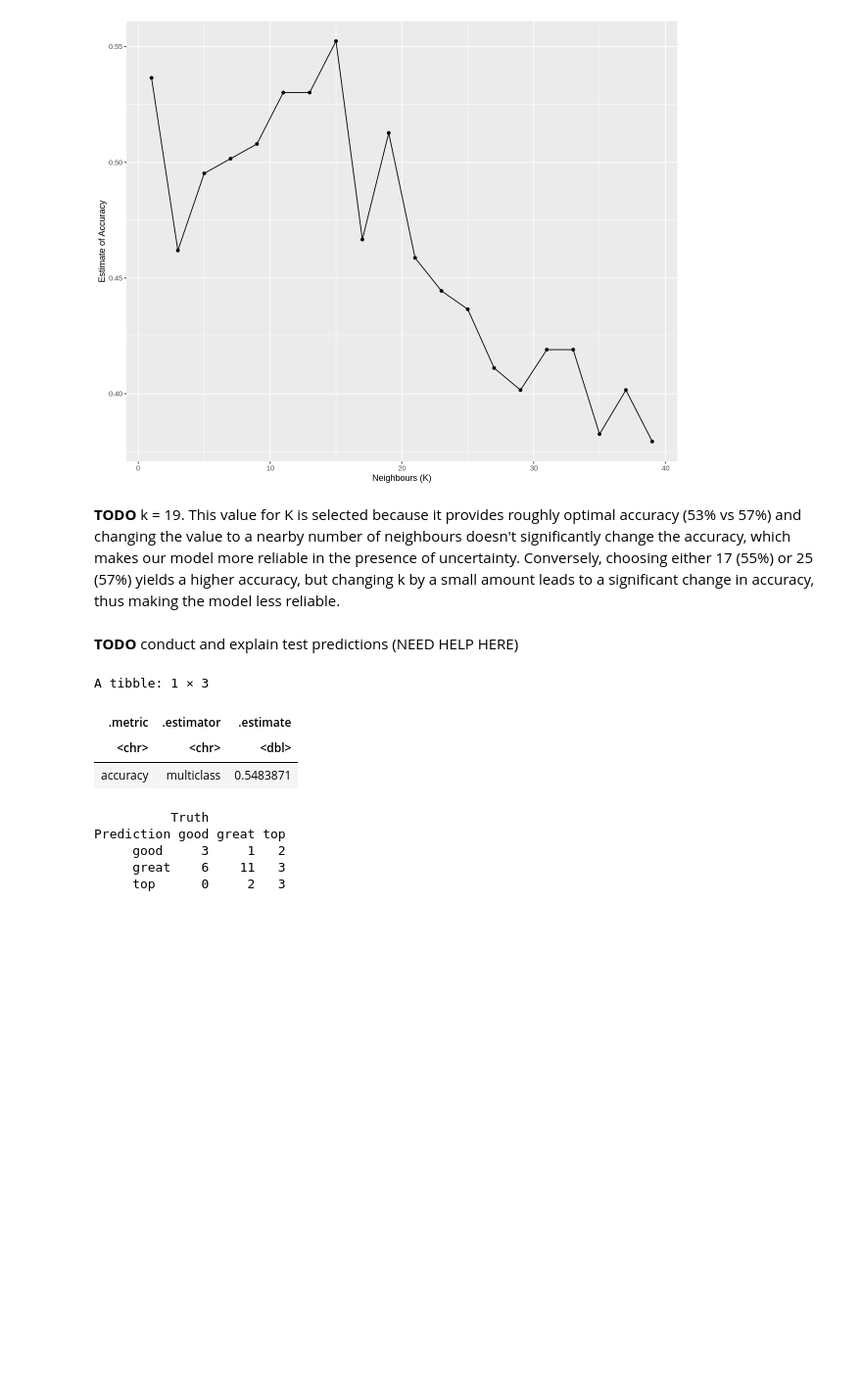
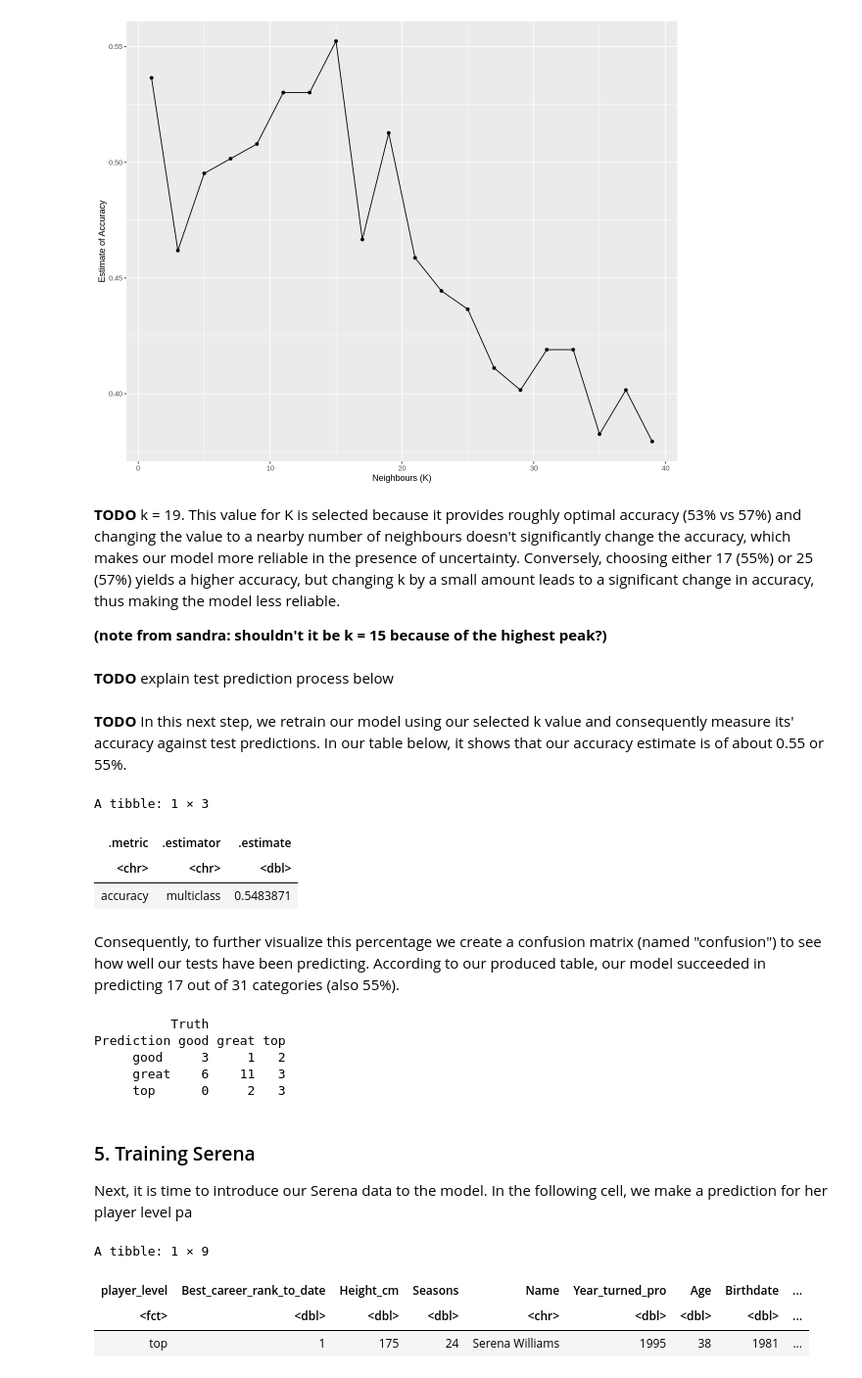
Before and after one commit to sandraradic/Tennis-Classification-Model, a Jupyter notebook: project_proposal.ipynb, the cells around one changed output. Shown: that part at 98% size. Saved outputs shown, nothing was run; the diff lists cells and outputs as text; code cells hidden in the pictures; blank space fills up the shorter version.

```diff
--- a/project_proposal.ipynb
+++ b/project_proposal.ipynb
@@ -342,8 +348,12 @@ cross_val_plot
 [figure]
 # %% [markdown]
 **TODO** k = 19. This value for K is selected because it provides roughly optimal accuracy (53% vs 57%) and changing the value to a nearby number of neighbours doesn't significantly change the accuracy, which makes our model more reliable in the presence of uncertainty. Conversely, choosing either 17 (55%) or 25 (57%) yields a higher accuracy, but changing k by a small amount leads to a significant change in accuracy, thus making the model less reliable.
+
+**(note from sandra: shouldn't it be k = 15 because of the highest peak?)**
 # %% [markdown]
-**TODO** conduct and explain test predictions (NEED HELP HERE)
+**TODO** explain test prediction process below
+# %% [markdown]
+**TODO** In this next step, we retrain our model using our selected k value and consequently measure its' accuracy against test predictions. In our table below, it shows  that our accuracy estimate is of about 0.55 or 55%.
 # %%
 set.seed(2021)
 
@@ -364,18 +374,39 @@ model_accuracy <- player_test_predictions %>%
     filter(.metric == "accuracy")
 
 model_accuracy
-
-confusion <- player_test_predictions %>%
-      conf_mat(truth = player_level, estimate = .pred_class)
-
-confusion
 # %% [output]
 A tibble: 1 × 3
 | .metric | .estimator | .estimate |
 | <chr> | <chr> | <dbl> |
 | accuracy | multiclass | 0.5483871 |
-          Truth
-Prediction good great top
-     good     3     1   2
-     great    6    11   3
-     top      0     2   3
+# %% [markdown]
+Consequently, to further visualize this percentage we create a confusion matrix (named "confusion") to see how well our tests have been predicting. According to our produced table, our model succeeded in predicting 17 out of 31 categories (also 55%).
+# %%
+confusion <- player_test_predictions %>%
+      conf_mat(truth = player_level, estimate = .pred_class)
+
+confusion
+# %% [output]
+          Truth
+Prediction good great top
+     good     3     1   2
+     great    6    11   3
+     top      0     2   3
+# %% [markdown]
+### 5. Training Serena
+
+Next, it is time to introduce our Serena data to the model. In the following cell, we make a prediction for her player level pa
+# %%
+#predict Player Level for Serena Williams
+set.seed(2021)
+serena_prediction <- predict(player_fit, serena_data) %>%
+bind_cols(serena_data)
+
+serena_prediction <- serena_prediction %>%
+    rename(player_level = .pred_class)
+serena_prediction
+# %% [output]
+A tibble: 1 × 9
+| player_level | Best_career_rank_to_date | Height_cm | Seasons | Name | Year_turned_pro | Age | Birthdate | ... |
+| <fct> | <dbl> | <dbl> | <dbl> | <chr> | <dbl> | <dbl> | <dbl> | ... |
+| top | 1 | 175 | 24 | Serena Williams | 1995 | 38 | 1981 | ... |
```
Also changed, not shown: parts of 34 cells of this notebook.
